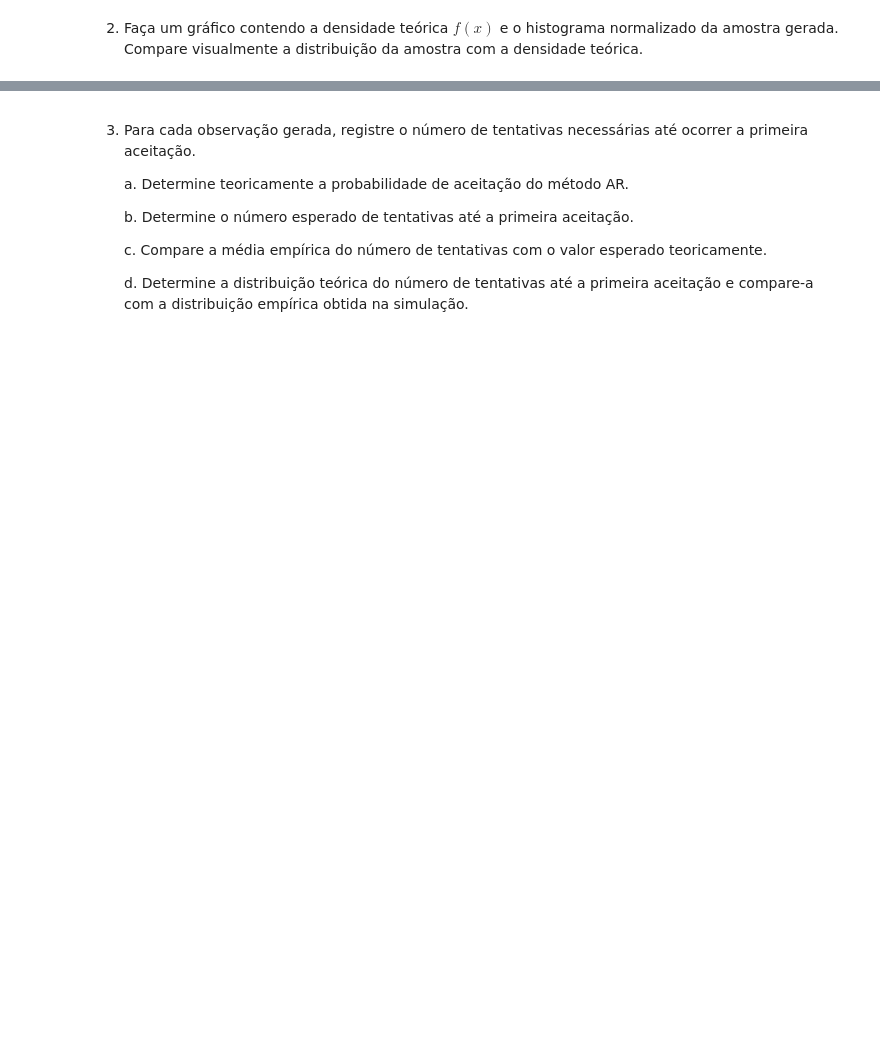
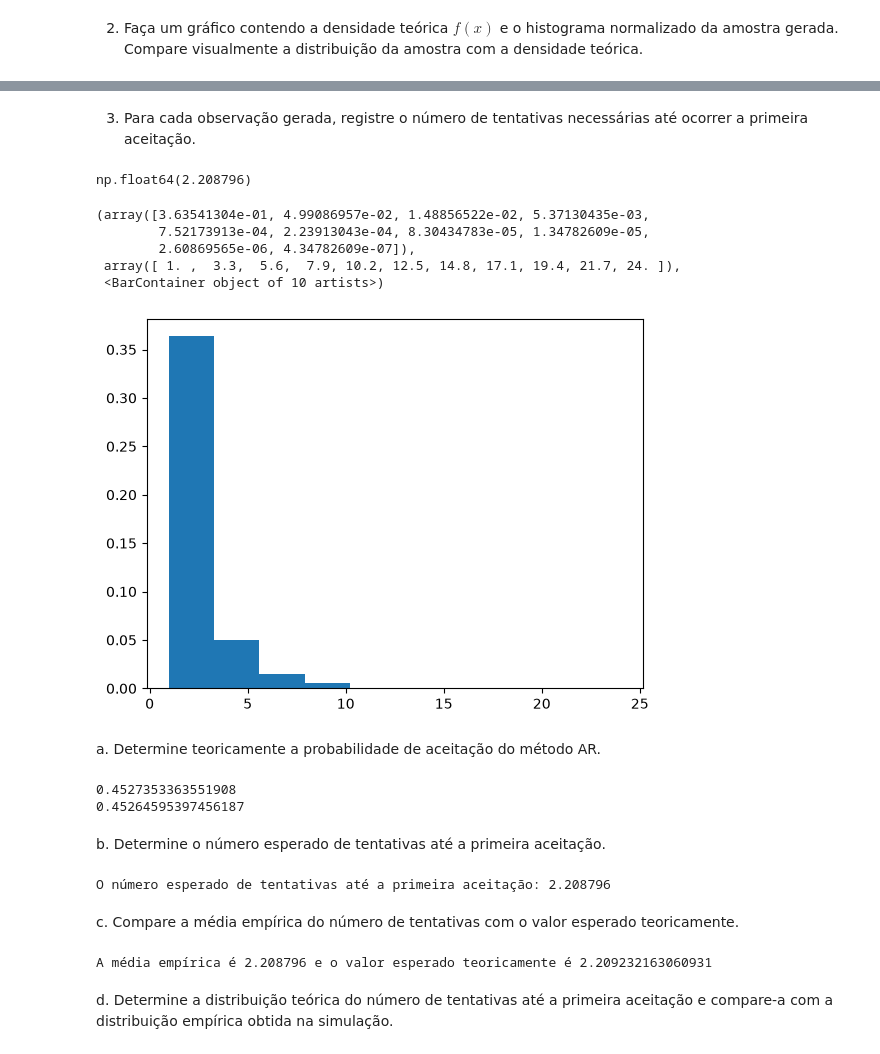
Before and after one commit to mauriciocelini/Programacao-Estatistica, a Jupyter notebook: Labs/lab7.ipynb, the cells around one changed output, grey strips where cells are left out. Cells and saved outputs as stored; diff of their text form; code cells hidden in the pictures; blank space fills up the shorter version.

```diff
--- a/Labs/lab7.ipynb
+++ b/Labs/lab7.ipynb
@@ -57,10 +63,51 @@ plt.show()
+# %% [markdown]
+3. Para cada observação gerada, registre o número de tentativas necessárias até ocorrer a primeira aceitação.
+# %%
+amostra = []
+n = 1_000_000
+contagens = []
+for _ in range(n):
+    u = np.random.uniform()
+    y = np.random.uniform()
+    contador = 1
+    while u > f(y)/c:
+        contador += 1
+        u = np.random.uniform()
+        y = np.random.uniform()
+    contagens.append(contador)
+# %%
+np.mean(contagens)
+# %% [output]
+np.float64(2.208796)
+# %%
+plt.hist(contagens, density = True)
+# %% [output]
+(array([3.63541304e-01, 4.99086957e-02, 1.48856522e-02, 5.37130435e-03,
+        7.52173913e-04, 2.23913043e-04, 8.30434783e-05, 1.34782609e-05,
+        2.60869565e-06, 4.34782609e-07]),
+ array([ 1. ,  3.3,  5.6,  7.9, 10.2, 12.5, 14.8, 17.1, 19.4, 21.7, 24. ]),
+ <BarContainer object of 10 artists>)
+[figure, added]
+# %% [markdown]
+   a. Determine teoricamente a probabilidade de aceitação do método AR.
+# %%
+# A probabilidade de aceitação segundo o método é 1/c, que nesse caso será
+print(1/np.mean(contagens)) # amostral
+print(1/c) # teorica
+# %% [output]
+0.4527353363551908
+0.45264595397456187
+# %% [markdown]
+   b. Determine o número esperado de tentativas até a primeira aceitação.
+# %%
+print(f'O número esperado de tentativas até a primeira aceitação: {np.mean(contagens)}')
+# %% [output]
+O número esperado de tentativas até a primeira aceitação: 2.208796
+# %% [markdown]
+   c. Compare a média empírica do número de tentativas com o valor esperado teoricamente.
+# %%
+print(f'A média empírica é {np.mean(contagens)} e o valor esperado teoricamente é {c}')
+# %% [output]
+A média empírica é 2.208796 e o valor esperado teoricamente é 2.209232163060931
 # %% [markdown]
-3. Para cada observação gerada, registre o número de tentativas necessárias até ocorrer a primeira aceitação.
-
-   a. Determine teoricamente a probabilidade de aceitação do método AR.
-
-   b. Determine o número esperado de tentativas até a primeira aceitação.
-
-   c. Compare a média empírica do número de tentativas com o valor esperado teoricamente.
-
    d. Determine a distribuição teórica do número de tentativas até a primeira aceitação e compare-a com a distribuição empírica obtida na simulação.
```
Also changed, not shown: parts of 7 cells of this notebook.
